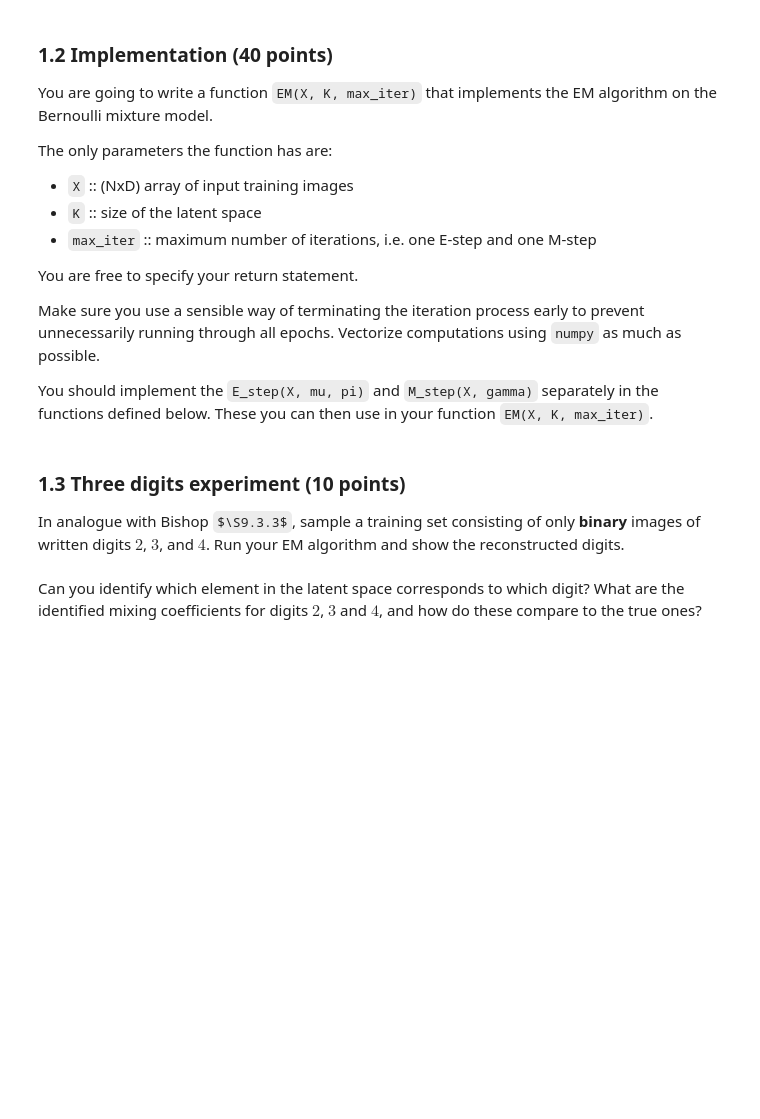
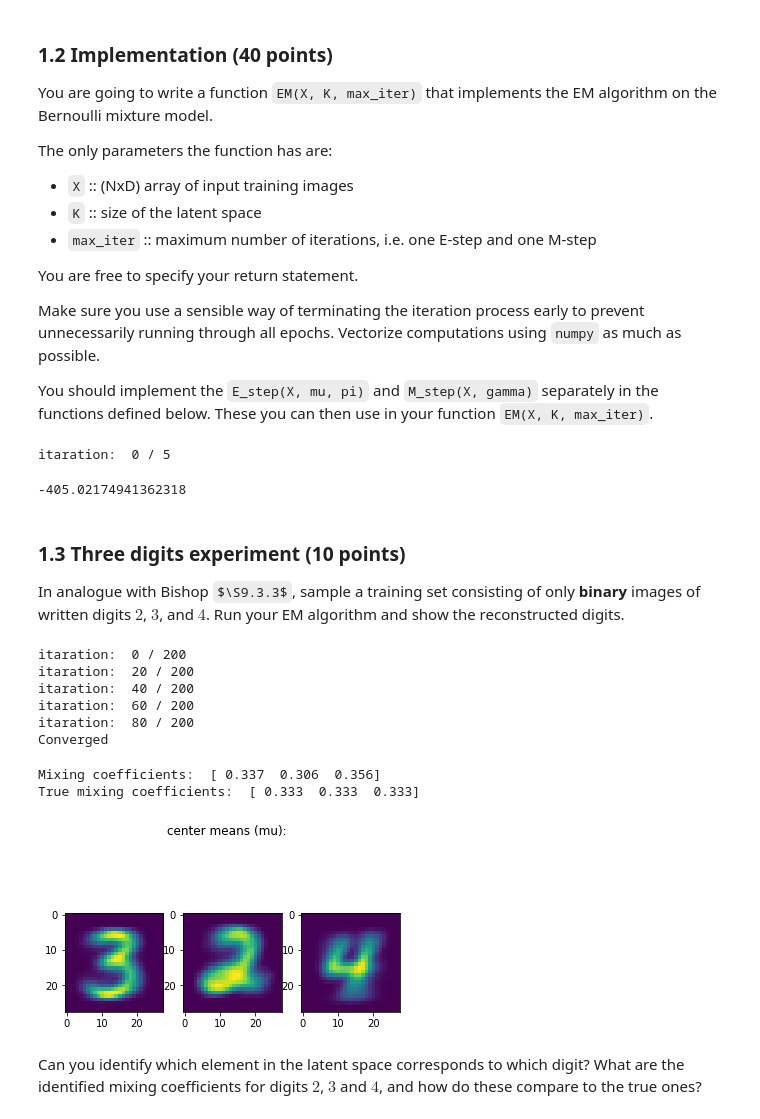
Before and after one commit to JappaB/ML2, a Jupyter notebook: lab3/10260250_10437215_lab3.ipynb, the cells around one changed output. Drawn from its saved outputs; the diff is of its cells as text; code cells hidden in the pictures; some formulas as TeX source; blank space fills up the shorter version.

```diff
--- a/lab3/10260250_10437215_lab3.ipynb
+++ b/lab3/10260250_10437215_lab3.ipynb
@@ -178,18 +178,20 @@ def EM(X, K, max_iter, mu=None, pi=None):
     # 'Calculate' N and D
     N,D = X.shape
 
-    if mu == None and pi == None:
+    if not np.any(mu) or not np.any(pi):
         # Init
         pi = np.ones(K)/K
         mu = np.random.rand(K,D)
+    else:
+        assert K == mu.shape[0]
 
     best_log_likelihood = -inf
     epsilon = 1e-6 # change in likelihood must be bigger than epsilon
 
-
     for i in range(max_iter):
 
-        print('itaration: ', i, '/', max_iter)
+        if i % 20 == 0:
+            print('itaration: ', i, '/', max_iter)
 
         #perform E-step
         gamma = E_step(X,mu,pi)
@@ -225,6 +227,9 @@ def EM(X, K, max_iter, mu=None, pi=None):
 # %%
 mu, gamma, log_like, pi = EM(X_test, 5, 5)
 log_like
+# %% [output]
+itaration:  0 / 5
+-405.02174941362318
 # %% [markdown]
 ### 1.3 Three digits experiment (10 points)
 In analogue with Bishop $\S9.3.3$, sample a training set consisting of only __binary__ images of written digits $2$, $3$, and $4$. Run your EM algorithm and show the reconstructed digits.
@@ -238,7 +243,6 @@ random.seed(2018)
 twos = np.argwhere(train_labels == 2)
 threes = np.argwhere(train_labels == 3)
 fours = np.argwhere(train_labels == 4)
-examples = [bin_train_data[twos[0]],bin_train_data[threes[0]],bin_train_data[fours[0]]]
 labels = [2,3,4]
 samples_per_class = 1000
 sample_indices = np.concatenate((twos[:samples_per_class], threes[:samples_per_class], fours[:samples_per_class]))
@@ -247,21 +251,33 @@ sample_labels = np.squeeze(train_labels[sample_indices])
 samples.shape
 # X_test.shape
 mu, gamma, best_log_likelihood, pi = EM(samples, 3, 200)
+# %% [output]
+itaration:  0 / 200
+itaration:  20 / 200
+itaration:  40 / 200
+itaration:  60 / 200
+itaration:  80 / 200
+Converged
 # %%
+def reconstruction_visualization(mu, pi, samples_per_class, samples):
+    plt.figure()
+    K = pi.shape[0]
 
-def reconstruction_visualization(mu, K, samples_per_class,samples,gamma):
-    plt.figure()
     for cluster_center in range(K):
 
         plt.subplot(1, K,cluster_center+1)
         plt.imshow(mu[cluster_center].reshape(28, -1))
     plt.suptitle("center means (mu):")
 
     print("Mixing coefficients: ", np.around(pi, decimals=3))
     true_mixing = np.ones(3)*samples_per_class/samples.shape[0]
     print("True mixing coefficients: ",np.around(true_mixing, decimals=3))
 
-reconstruction_visualization(mu, 3, samples_per_class, samples, gamma)
+reconstruction_visualization(mu, pi, samples_per_class, samples)
+# %% [output]
+Mixing coefficients:  [ 0.337  0.306  0.356]
+True mixing coefficients:  [ 0.333  0.333  0.333]
+[figure, added]
 # %% [markdown]
 Can you identify which element in the latent space corresponds to which digit? What are the identified mixing coefficients for digits $2$, $3$ and $4$, and how do these compare to the true ones?
 # %% [markdown]
```
Also changed, not shown: parts of 12 cells of this notebook.
